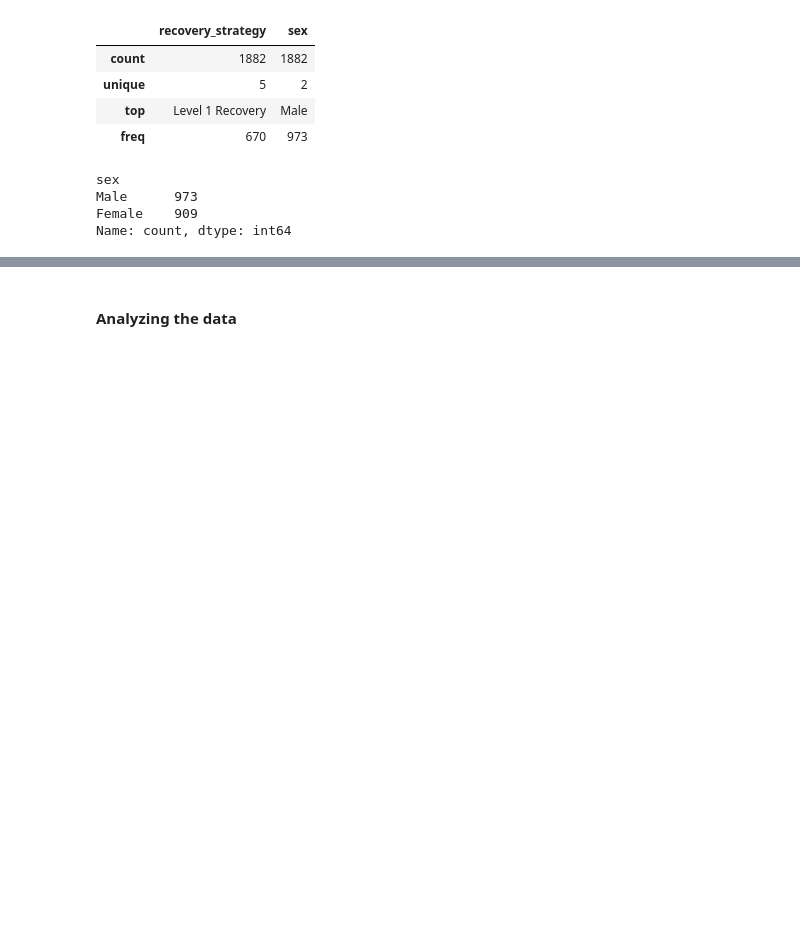
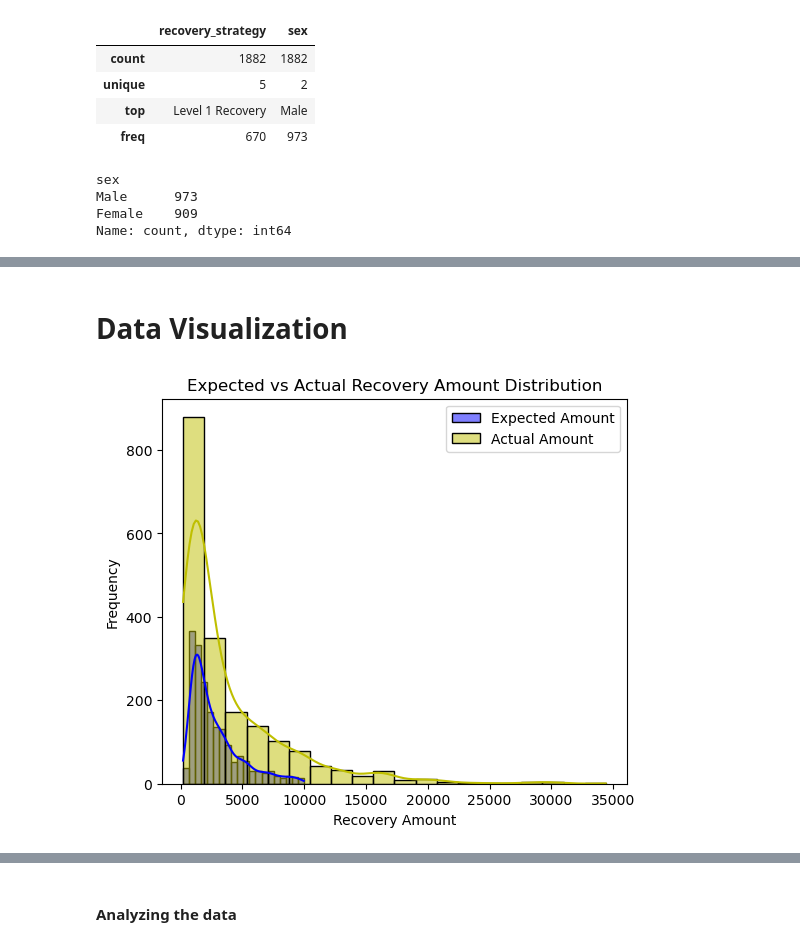
Before and after one commit to Technocolabs100/Regression-Discontinuity-Analysis-on-Bank-Debits, a Jupyter notebook: Debt Recovery - Regression Discontinuity Analysis.ipynb, the cells around one changed output, grey strips where cells are left out. Saved outputs shown, nothing was run; the diff lists cells and outputs as text; code cells hidden in the pictures; blank space fills up the shorter version.

```diff
--- a/Debt Recovery - Regression Discontinuity Analysis.ipynb
+++ b/Debt Recovery - Regression Discontinuity Analysis.ipynb
@@ -116,0 +114,14 @@ df.head()
+# %% [markdown]
+# Data Visualization
+# %%
+# Histogram for Expected vs Actual Recovery Amount Distribution
+plt.figure(figsize=(6,5))
+sns.histplot(df['expected_recovery_amount'], bins=20, kde=True, color='b', label='Expected Amount')
+sns.histplot(df['actual_recovery_amount'], bins=20, kde=True, color='y', label='Actual Amount')
+plt.title('Expected vs Actual Recovery Amount Distribution')
+plt.xlabel('Recovery Amount')
+plt.ylabel('Frequency')
+plt.legend()
+plt.show()
+# %% [output]
+[figure, added]
```
Also changed, not shown: parts of 8 cells of this notebook.
